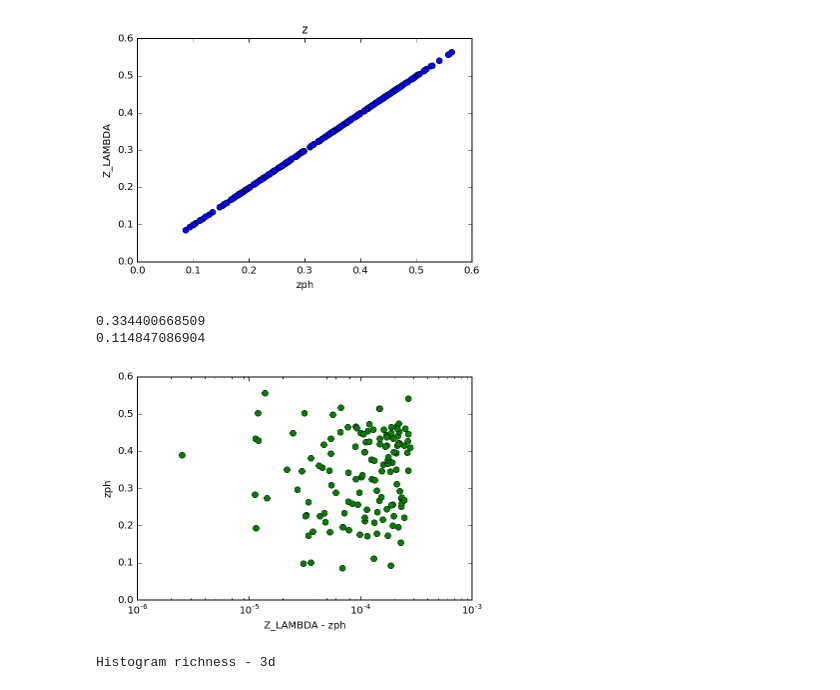
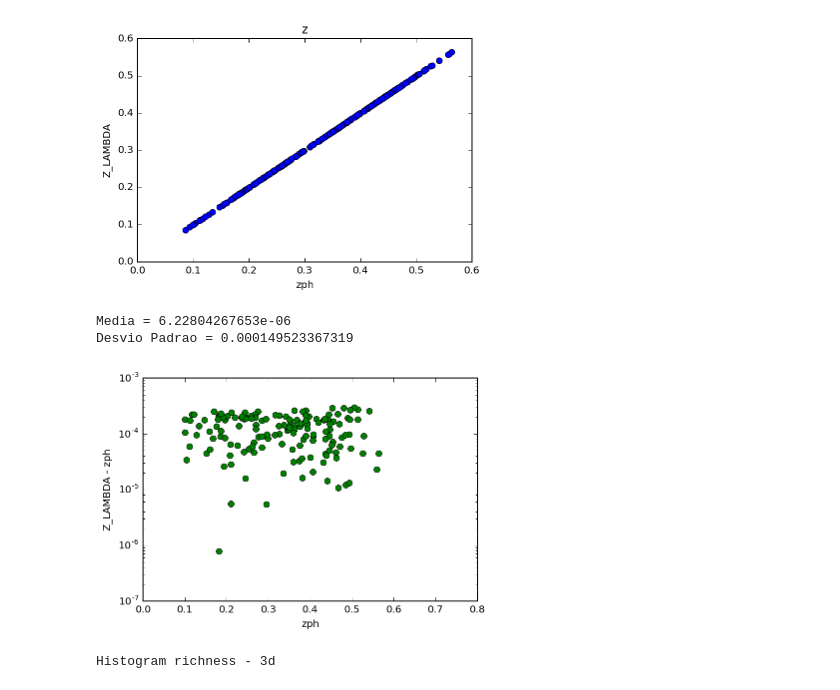
Before and after one commit to clusteron/comparison, a Jupyter notebook: table.ipynb, the cells around one changed output. Saved outputs shown, nothing was run; the diff lists cells and outputs as text; code cells hidden in the pictures.

Commit message:
Adicionando plots

```diff
--- a/table.ipynb
+++ b/table.ipynb
@@ -316,20 +449,21 @@ Plot z - 3D
 # %%
 fig = plt.figure(1)
 ax = fig.add_subplot(111)
-z = o_re['Z_LAMBDA'] - o_we['zph']
-z_m = z + (o_we['zph'])
+z =  o_we['zph'] - o_re['Z_LAMBDA']
+z_m = z
 media = z_m.mean()
 sigma = z_m.std()
-print media
-print sigma
-ax.plot(z, o_we['zph'], 'go')
-plt.xlabel('Z_LAMBDA - zph')
-plt.ylabel('zph')
-ax.set_xscale('log')
+print 'Media =', media
+print 'Desvio Padrao =', sigma
+ax.plot(o_we['zph'], z, 'go')
+plt.ylabel('Z_LAMBDA - zph')
+plt.xlabel('zph')
+plt.xlim(0, 0.8)
+ax.set_yscale('log')
 # %% [output]
-0.334400668509
-0.114847086904
+Media = 6.22804267653e-06
+Desvio Padrao = 0.000149523367319
-[figure, old version]
+[figure, new version]
 # %%
 print 'Histogram richness - 3d'
 ho_r = plt.hist(o_re['LAMBDA'], normed=True, label = 'Redmapper')
```
Also changed, not shown: parts of 19 cells of this notebook.
